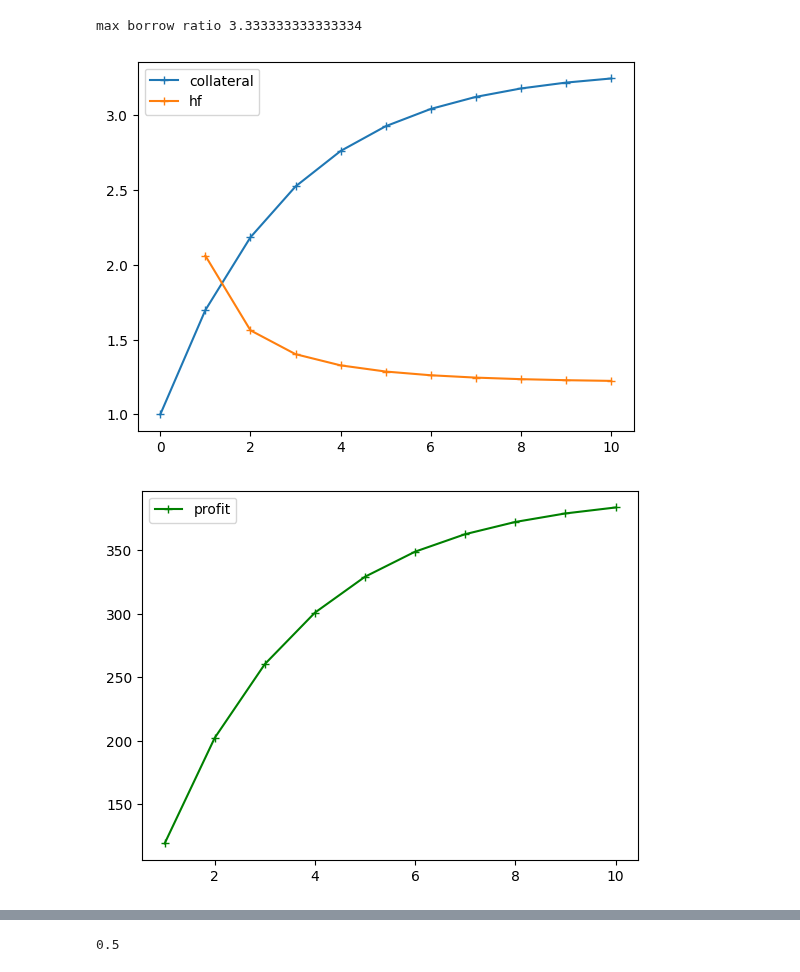
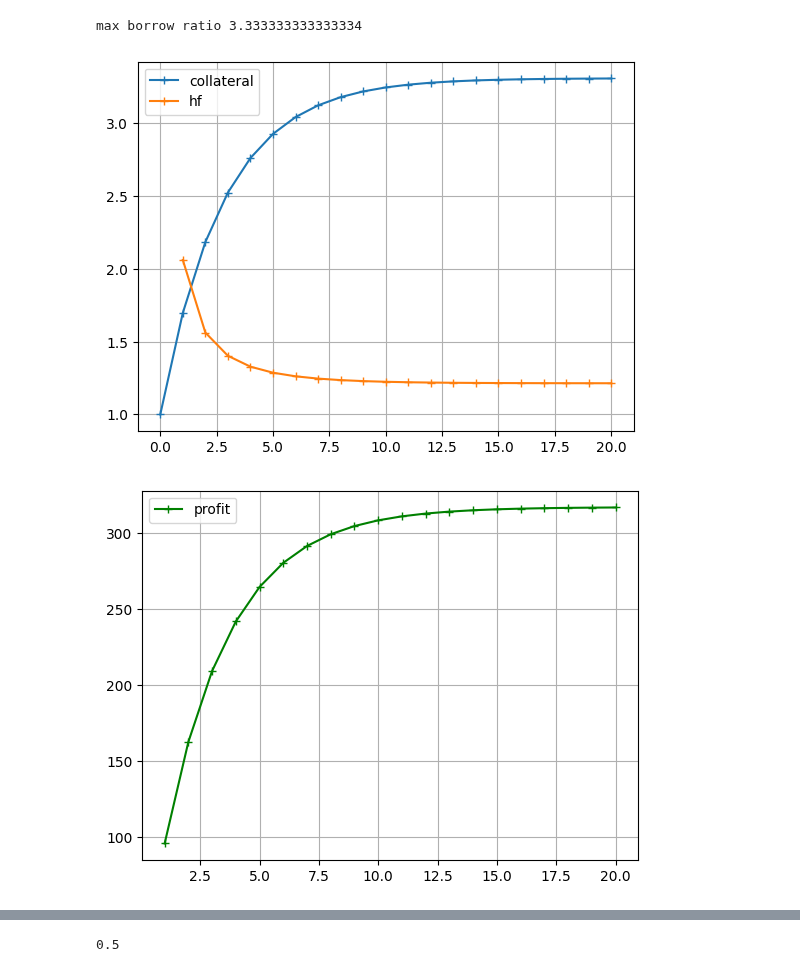
Before and after one commit to t4sk/notes, a Jupyter notebook: python/leverage.ipynb, the cells around one changed output, grey strips where cells are left out. Drawn from its saved outputs; the diff is of its cells as text; code cells hidden in the pictures.

```diff
--- a/python/leverage.ipynb
+++ b/python/leverage.ipynb
@@ -28,14 +28,15 @@ plot_data = {
     "total_col_amt": [col_amt],
     "total_borrow_amt": [0],
     "hf": [None],
-    "profit": [None]
+    "profit": [None],
+    "liq_price": [None]
 }
 total_col_amt = col_amt
 total_borrow_amt = 0
 
 # Collateral available to be used to borrow
 col_free = col_amt
-for i in range(10):
+for i in range(20):
     borrow_usd = (ltv - ltv_buffer) * col_free * col_usd_price
     borrow_amt = borrow_usd / borrow_usd_price
 
@@ -45,35 +46,49 @@ for i in range(10):
     total_borrow_amt += borrow_amt
     total_col_amt += col_free
     hf = liq_threshold * total_col_amt * col_usd_price / (total_borrow_amt * borrow_usd_price)
 
     # Profit calculation
     # Simplifications
     # - no gas fee
     # - swap price is constant
     # - no interest on supply
-    dt = 30
+    dt = 90
     delta_price = 1.1
-    profit = (total_col_amt - col_amt) * (1 - swap_fee) * (delta_price * col_usd_price) - (total_borrow_amt * (1 + r_b/Y)**dt) * borrow_usd_price
+    total_borrow_usd = (total_borrow_amt * (1 + r_b/Y)**dt) * borrow_usd_price
+    profit = (total_col_amt - col_amt) * (1 - swap_fee) * (delta_price * col_usd_price) - total_borrow_usd
+
+    # Price of liquidation
+    # liquidation = hf <= 1
+    # hf = liq_threshold * total_col_usd / total_borrow_usd <= 1
+    # liquidation collateral price <= total_borrow_usd / (liq_threshold * total_col_amt)
+    liq_price = total_borrow_usd / (liq_threshold * total_col_amt)
 
     plot_data["total_borrow_amt"].append(total_borrow_amt)
     plot_data["total_col_amt"].append(total_col_amt)
     plot_data["hf"].append(hf)
     plot_data["profit"].append(profit)
+    plot_data["liq_price"].append(liq_price)
 
 ### Plot ###
 import numpy as np
 import matplotlib.pyplot as plt
 
 plt.plot(plot_data["total_col_amt"], marker = "+")
-# plt.plot(plot_data["total_borrow_amt"], marker = "+")
 plt.plot(plot_data["hf"], marker = "+")
 plt.legend(["collateral", "hf"])
+plt.grid()
 plt.show()
 
 plt.plot(plot_data["profit"], marker = "+", color = "green")
 plt.legend(["profit"])
+plt.grid()
 plt.show()
+
+plt.plot(plot_data["liq_price"], marker = "+", color = "red")
+plt.legend(["liquidation price"])
+plt.grid()
+plt.show()
 # %% [output]
 max borrow ratio 3.333333333333334
-[figure, old version]
+[figure, new version]
-[figure, old version]
+[figure, new version]
```
Also changed, not shown: parts of 2 cells of this notebook.
